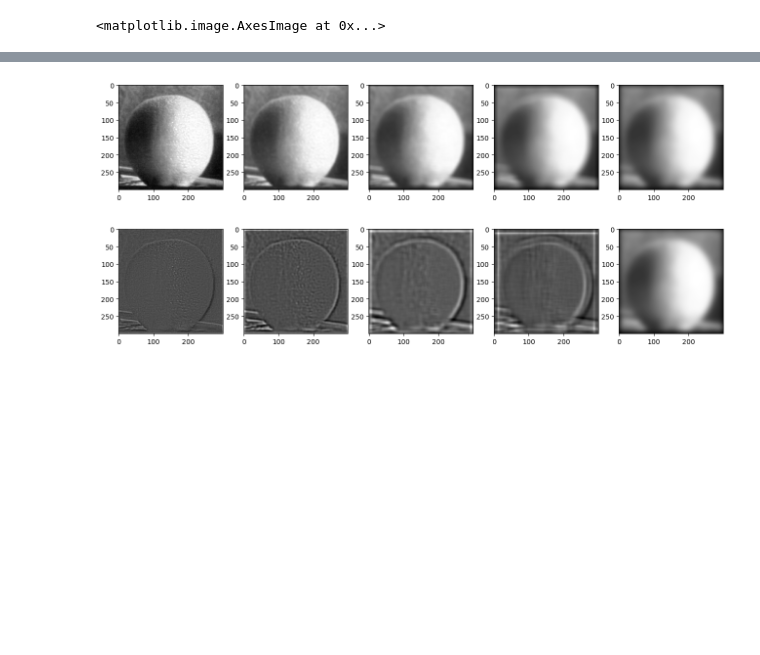
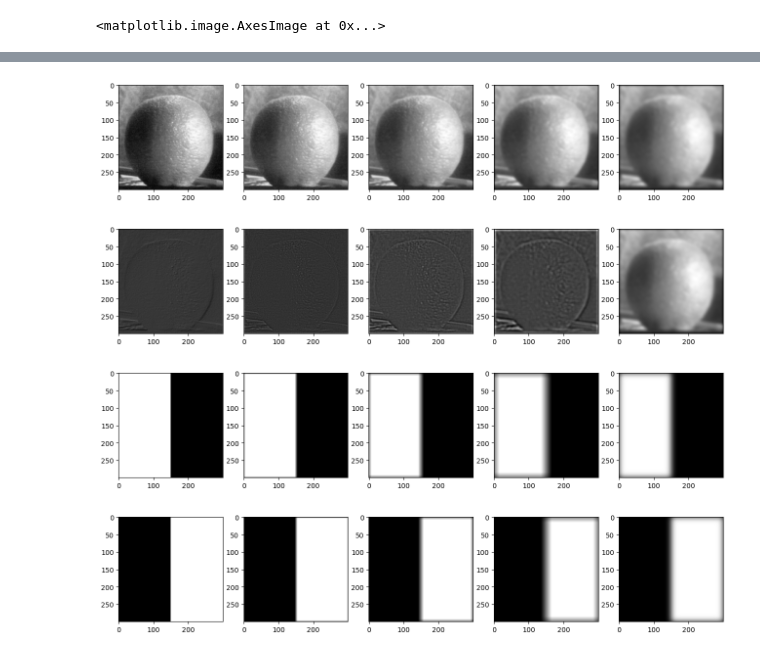
Before and after one commit to hailey-tran-9/cs180-fa23-proj2, a Jupyter notebook: code/main.ipynb, the cells around one changed output, grey strips where cells are left out. Cells and saved outputs as stored; diff of their text form; code cells hidden in the pictures; blank space fills up the shorter version.

```diff
--- a/code/main.ipynb
+++ b/code/main.ipynb
@@ -229,13 +230,13 @@ display_stack(apple_laplacian_stack)
 # %%
 # Orange stack
-orange_gauss_stack = gaussian_stack(orange)
+orange_gauss_stack = gaussian_stack(orange, 2, 32)
 orange_laplacian_stack = laplacian_stack(orange_gauss_stack)
 
 display_stack(orange_gauss_stack)
 display_stack(orange_laplacian_stack)
 # %% [output]
-[figure, old version]
+[figure, new version]
-[figure, old version]
+[figure, new version]
 # %%
 # Laplacian sanity check
 orange_sanity = orange_laplacian_stack[-1]
@@ -244,10 +245,16 @@ for i in range(len(orange_laplacian_stack)-2, -1, -1):
 # plt.imshow(orange_sanity, cmap="gray")
 # %%
 # Gaussian mask
-mask_left = plt.imread('../images/mask.jpg')/255
+mask_left = rgb2gray(plt.imread('../images/mask.jpg')/255)
 mask_right = 1 - mask_left
-mask_left_gs = gaussian_stack(mask_left)
-mask_right_gs = gaussian_stack(mask_right)
+mask_left_gs = gaussian_stack(mask_left, 8, 64)
+mask_right_gs = gaussian_stack(mask_right, 8, 64)
+
+display_stack(mask_left_gs)
+display_stack(mask_right_gs)
+# %% [output]
+[figure, added]
+[figure, added]
 # %%
 def normalize(img):
     return (img - np.min(img)) / (np.max(img) - np.min(img))
```
Also changed, not shown: parts of 6 cells of this notebook.
